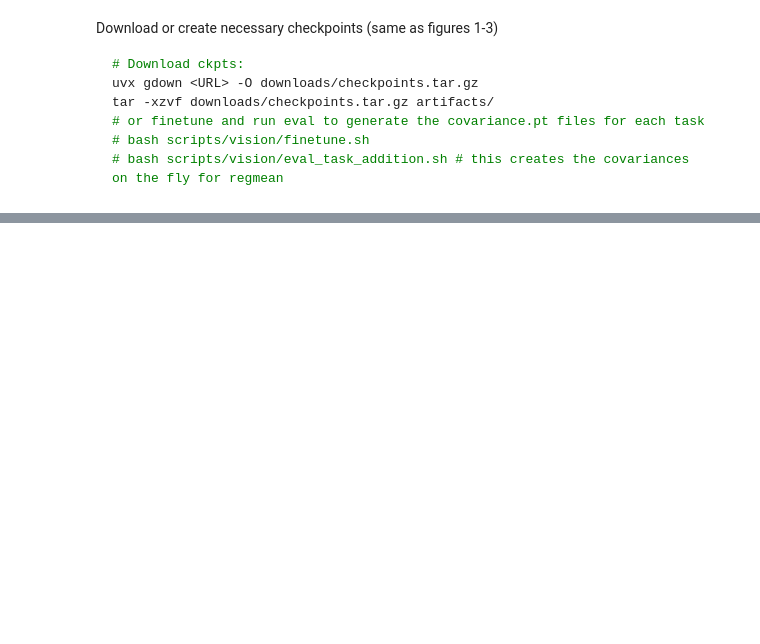
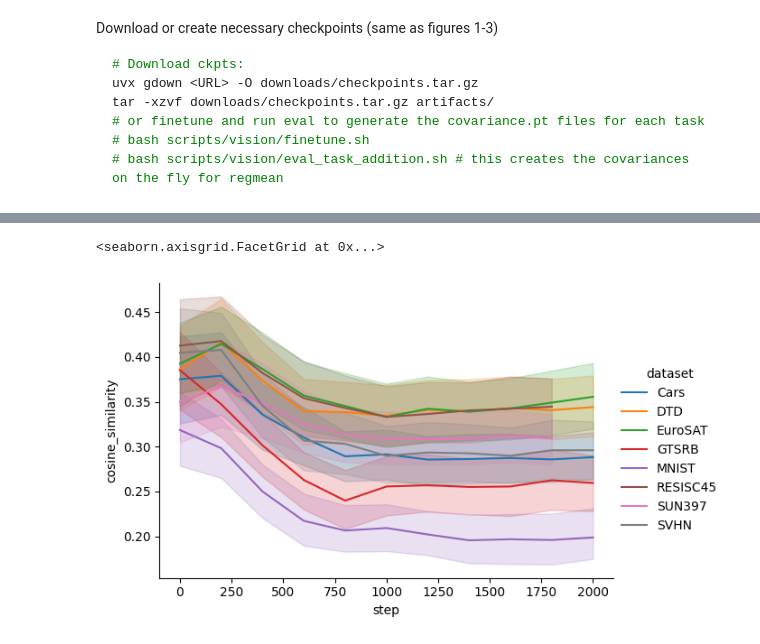
Before and after one commit to marawangamal/actmat, a Jupyter notebook: scripts/analysis.ipynb, the cells around one changed output, grey strips where cells are left out. Drawn from its saved outputs; the diff is of its cells as text; code cells hidden in the pictures; blank space fills up the shorter version.

```diff
--- a/scripts/analysis.ipynb
+++ b/scripts/analysis.ipynb
@@ -955,0 +912,15 @@ g.savefig(
+# %%
+import seaborn as sns
+
+sns.relplot(
+    data=df,
+    x="step",
+    y="cosine_similarity",
+    hue="dataset",
+    kind="line",
+    height=4,
+    aspect=1.5,
+)
+# %% [output]
+<seaborn.axisgrid.FacetGrid at 0x...>
+[figure, added]
```
Also changed, not shown: parts of 11 cells of this notebook, 19 other files.
